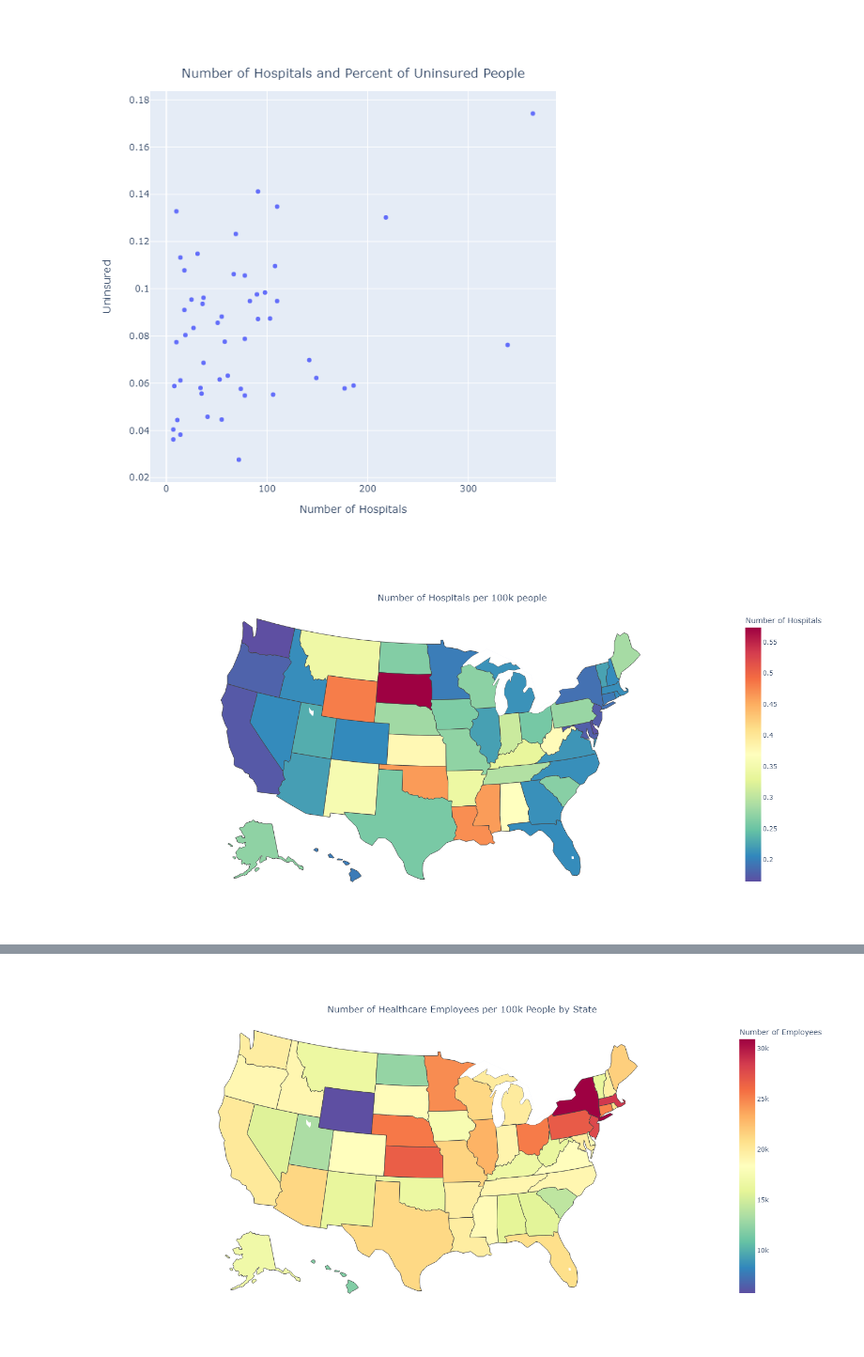
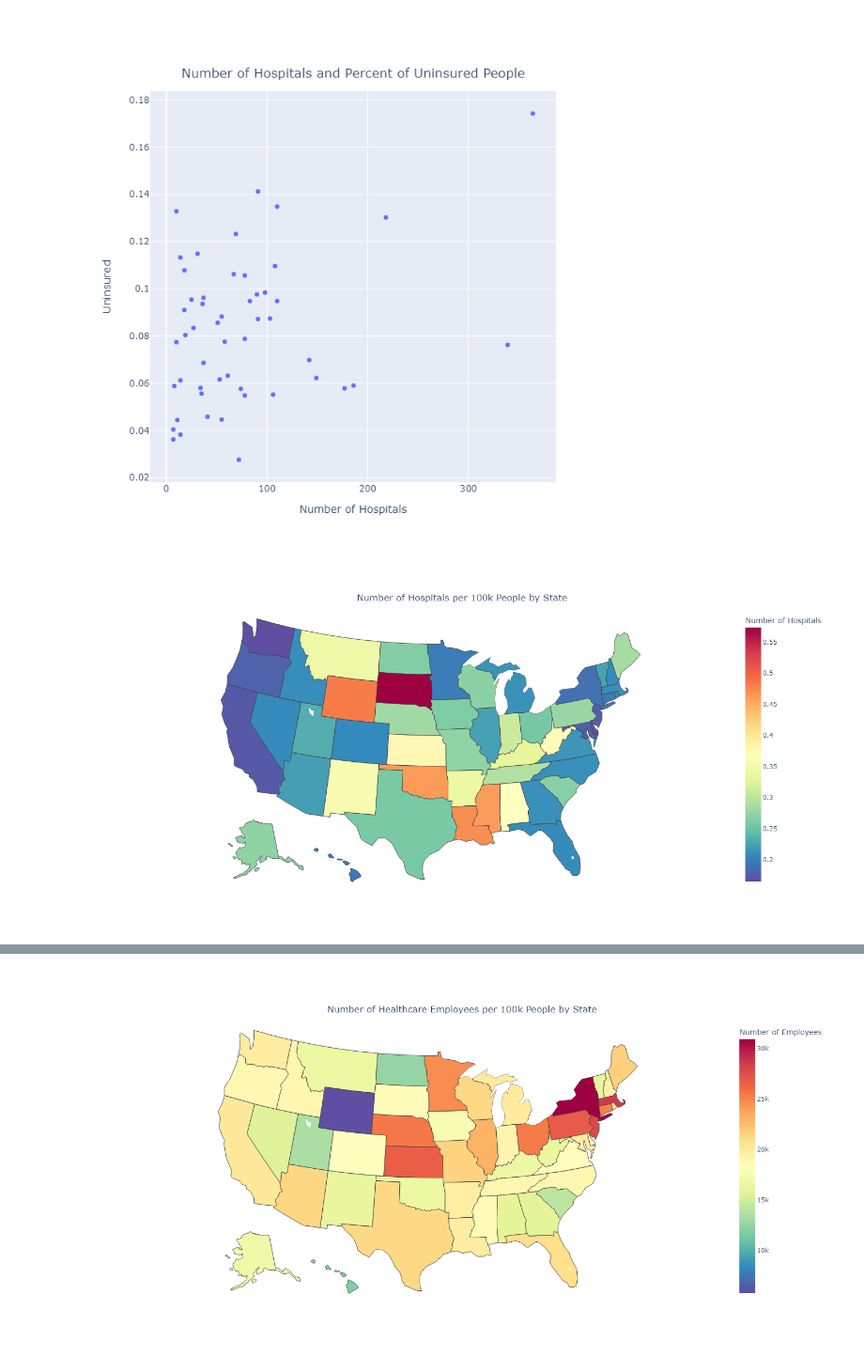
Before and after one commit to linseystokes17/healthcareCapstone, a Jupyter notebook: Notebooks/census_healthcare.ipynb, the cells around one changed output, grey strips where cells are left out. Shown at 94% size. Drawn from its saved outputs; the diff is of its cells as text; code cells hidden in the pictures.

```diff
--- a/Notebooks/census_healthcare.ipynb
+++ b/Notebooks/census_healthcare.ipynb
@@ -231,26 +231,26 @@ fig.write_image("hospital_insurance.png")
 # %%
 fig = px.choropleth(hospitals_deaths,
     locations='Code',
     color='Hospitals_per_100',
     color_continuous_scale='spectral_r',
     locationmode="USA-states",
     hover_name='Code',
     scope='usa',
     labels={'Code':'Code', 'Hospitals_per_100':'Number of Hospitals'},
-    title = 'Number of Hospitals per 100k people'
+    title = 'Number of Hospitals per 100k People by State'
 )
 
 fig.update_layout(
     title={
         'y':0.9,
         'x':0.5,
         'xanchor': 'center',
         'yanchor': 'top'},
     width = 500)
 fig.show(renderer='png', height=700, width=1400)
 fig.write_image("hospitals.png", height=700, width=1400)
 # %% [output]
-[figure, old version]
+[figure, new version]
 # %%
 fig = px.choropleth(hospitals_deaths,
     locations='Code',
```
Also changed, not shown: parts of 3 cells of this notebook, 11 other files.
